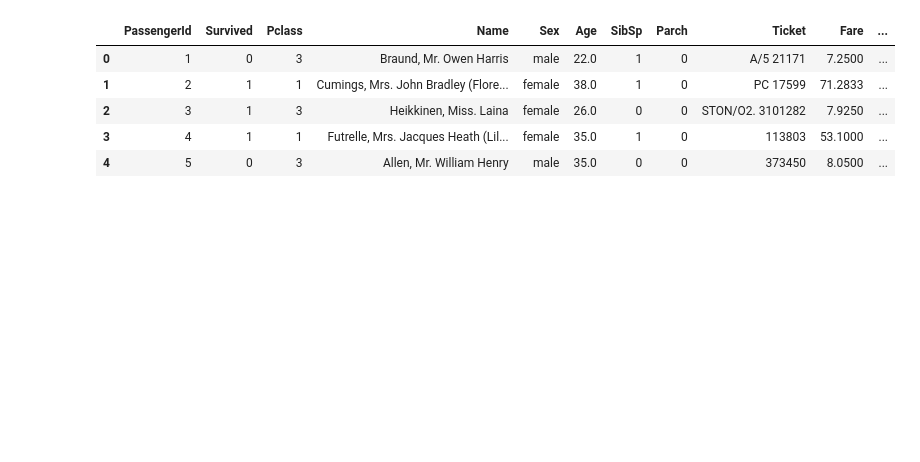
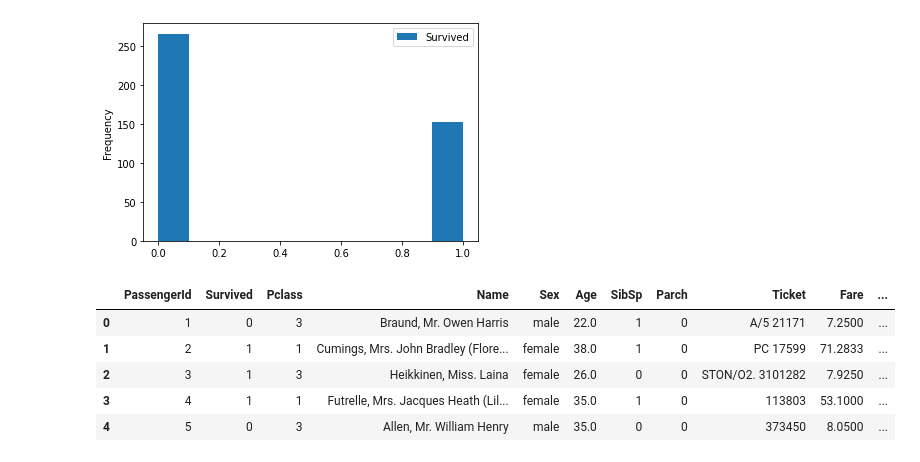
Before and after one commit to ethompson1988/Titanic-Machine-Learning, a Jupyter notebook: Untitled.ipynb, the cells around one changed output. Drawn from its saved outputs; the diff is of its cells as text; code cells hidden in the pictures; blank space fills up the shorter version.

```diff
--- a/Untitled.ipynb
+++ b/Untitled.ipynb
@@ -7,6 +7,12 @@ import matplotlib.pyplot as plt
 # %%
 train = pd.read_csv('train.csv')
 test = pd.read_csv('test.csv')
+gender = pd.read_csv('gender_submission.csv')
+# %%
+gender.plot(x='PassengerId',y='Survived',kind='hist')
+plt.show()
+# %% [output]
+[figure, added]
 # %%
 train.head()
 # %% [output]
```
Also changed, not shown: parts of 11 cells of this notebook, 2 other files.
